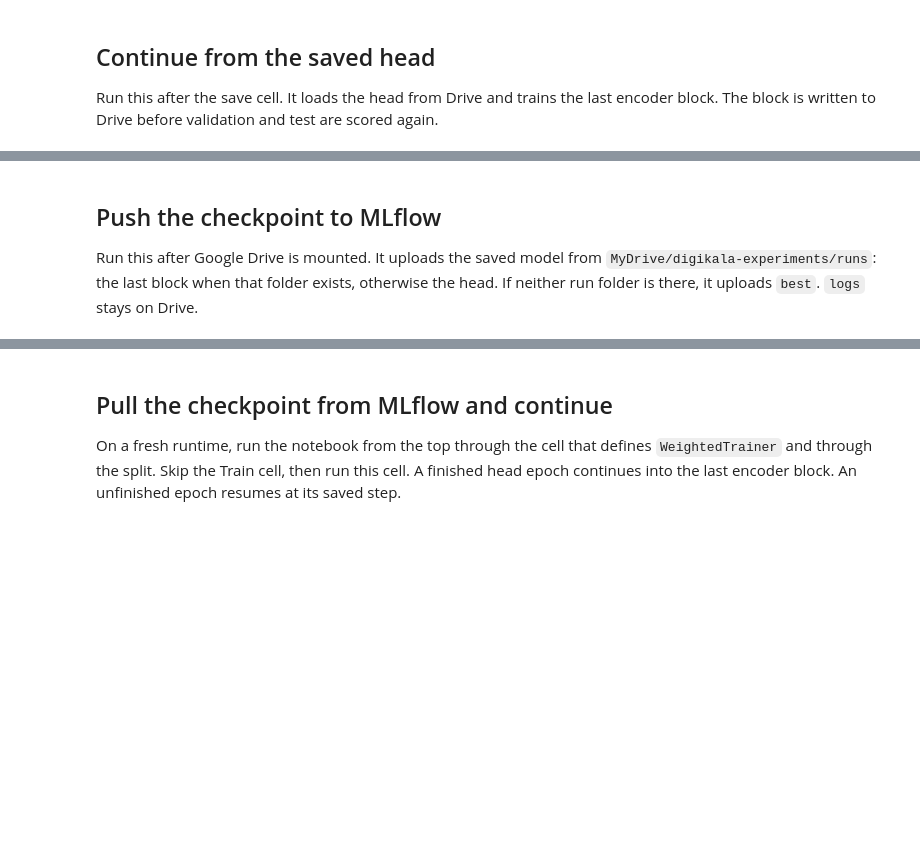
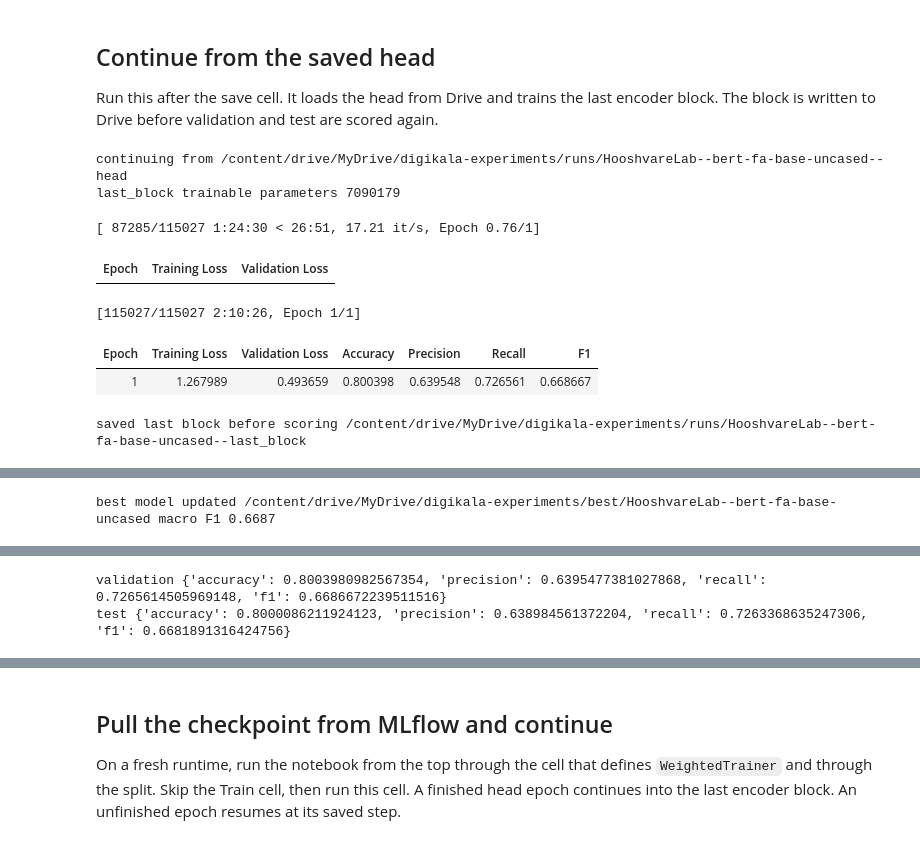
Before and after one commit to atozmax/digikala-comment-recommendation, a Jupyter notebook: notebooks/colab/01-parsbert-finetune.ipynb, the cells around one changed output, grey strips where cells are left out. Cells and saved outputs as stored; diff of their text form; code cells hidden in the pictures; blank space fills up the shorter version.

```diff
--- a/notebooks/colab/01-parsbert-finetune.ipynb
+++ b/notebooks/colab/01-parsbert-finetune.ipynb
@@ -455,34 +508,31 @@ best_dir = Path(DRIVE_DIR) / "best" / slug(MODEL_NAME)
 run_dir.mkdir(parents=True, exist_ok=True)
 best_dir.mkdir(parents=True, exist_ok=True)
 
+local_dir = Path(f"/content/checkpoints/{slug(MODEL_NAME)}-{stage}")
+checkpoints = sorted(local_dir.glob("checkpoint-*"), key=lambda path: path.stat().st_mtime)
+print("local checkpoints:", [path.name for path in checkpoints])
+
 if "model" in globals() and "tokenizer" in globals():
     model.save_pretrained(run_dir)
     tokenizer.save_pretrained(run_dir)
     print("saved in-memory model to", run_dir)
-elif (run_dir / "config.json").is_file():
-    print("using the model already saved on Drive", run_dir)
+elif checkpoints and (checkpoints[-1] / "config.json").is_file():
+    source = checkpoints[-1]
+    for item in source.iterdir():
+        target = run_dir / item.name
+        if item.is_file():
+            shutil.copy2(item, target)
+    print("copied", source, "to", run_dir)
 else:
-    raise RuntimeError(f"The Colab runtime was reset and {run_dir} has no saved model.")
+    raise RuntimeError("No model in memory and no local checkpoint. The runtime was reset.")
 
 for item in run_dir.iterdir():
     if item.is_file():
         shutil.copy2(item, best_dir / item.name)
 
-if not (run_dir / "metrics.json").is_file():
-    note = {
-        "model_name": MODEL_NAME,
-        "stage": stage,
-        "source": "saved after the scoring crash",
-    }
-    (run_dir / "metrics.json").write_text(json.dumps(note, indent=2))
-    (best_dir / "metrics.json").write_text(json.dumps(note, indent=2))
-print("drive run:", run_dir)
-print("drive best:", best_dir)
-print("files:", sorted(path.name for path in run_dir.iterdir()))
-
 logged = {
     "model_name": MODEL_NAME,
-    "stage": "head",
+    "stage": stage,
     "split": "validation",
     "accuracy": 0.733984,
     "precision": 0.544517,
@@ -498,4 +548,6 @@ log_path = Path(DRIVE_DIR) / "logs" / f"{slug(MODEL_NAME)}.jsonl"
 log_path.parent.mkdir(parents=True, exist_ok=True)
 with log_path.open("a") as handle:
     handle.write(json.dumps(logged) + "\n")
-print("logged head validation macro F1", logged["f1"])
+print("drive run:", run_dir)
+print("drive best:", best_dir)
+print("files:", sorted(path.name for path in run_dir.iterdir()))
@@ -547,13 +608,18 @@ import shutil
 from transformers import AutoModelForSequenceClassification, AutoTokenizer, Trainer, TrainingArguments
 
 head_dir = Path(DRIVE_DIR) / "runs" / f"{slug(MODEL_NAME)}--head"
+local_dir = Path(f"/content/checkpoints/{slug(MODEL_NAME)}-head")
 if not (head_dir / "config.json").is_file():
-    if "model" in globals() and "tokenizer" in globals():
+    checkpoints = sorted(local_dir.glob("checkpoint-*"), key=lambda path: path.stat().st_mtime) if local_dir.is_dir() else []
+    if checkpoints and (checkpoints[-1] / "config.json").is_file():
+        head_dir = checkpoints[-1]
+    elif "model" in globals():
+        head_dir = Path(DRIVE_DIR) / "runs" / f"{slug(MODEL_NAME)}--head"
         head_dir.mkdir(parents=True, exist_ok=True)
         model.save_pretrained(head_dir)
         tokenizer.save_pretrained(head_dir)
     else:
-        raise FileNotFoundError(f"Missing the head model at {head_dir}")
+        raise FileNotFoundError(f"Missing the head checkpoint at {head_dir}")
 
 torch.manual_seed(SEED)
 model = AutoModelForSequenceClassification.from_pretrained(head_dir)
@@ -614,30 +680,39 @@ def score_block(frame):
 
 
 validation_metrics = score_block(valid_frame)
 validation_metrics.update({"split": "validation", "stage": stage, "model_name": MODEL_NAME})
 (block_dir / "metrics.json").write_text(json.dumps(validation_metrics, indent=2))
 best_dir = Path(DRIVE_DIR) / "best" / slug(MODEL_NAME)
 best_dir.mkdir(parents=True, exist_ok=True)
 previous = -1.0
 if (best_dir / "metrics.json").is_file():
     previous = json.loads((best_dir / "metrics.json").read_text()).get("f1", -1.0)
 if validation_metrics["f1"] > previous:
     for item in block_dir.iterdir():
         if item.is_file():
             shutil.copy2(item, best_dir / item.name)
     print("best model updated", best_dir, "macro F1", round(validation_metrics["f1"], 4))
 else:
     print("validation macro F1", round(validation_metrics["f1"], 4), "does not beat", round(previous, 4))
 
 test_metrics = score_block(test_frame)
 test_metrics.update({"split": "test", "stage": stage, "model_name": MODEL_NAME})
 (block_dir / "test_metrics.json").write_text(json.dumps(test_metrics, indent=2))
 if validation_metrics["f1"] > previous:
     (best_dir / "test_metrics.json").write_text(json.dumps(test_metrics, indent=2))
 log_path = Path(DRIVE_DIR) / "logs" / f"{slug(MODEL_NAME)}.jsonl"
 log_path.parent.mkdir(parents=True, exist_ok=True)
 with log_path.open("a") as handle:
     handle.write(json.dumps(validation_metrics) + "\n")
     handle.write(json.dumps(test_metrics) + "\n")
 print("validation", {key: validation_metrics[key] for key in ("accuracy", "precision", "recall", "f1")})
 print("test", {key: test_metrics[key] for key in ("accuracy", "precision", "recall", "f1")})
+# %% [output]
+continuing from /content/drive/MyDrive/digikala-experiments/runs/HooshvareLab--bert-fa-base-uncased--head
+last_block trainable parameters 7090179
+[ 87285/115027 1:24:30 < 26:51, 17.21 it/s, Epoch 0.76/1]
+| Epoch | Training Loss | Validation Loss |
+[115027/115027 2:10:26, Epoch 1/1]
+| Epoch | Training Loss | Validation Loss | Accuracy | Precision | Recall | F1 |
+| 1 | 1.267989 | 0.493659 | 0.800398 | 0.639548 | 0.726561 | 0.668667 |
+saved last block before scoring /content/drive/MyDrive/digikala-experiments/runs/HooshvareLab--bert-fa-base-uncased--last_block
@@ -643,0 +720 @@ print("test", {key: test_metrics[key] for key in ("accuracy", "precision", "reca
+best model updated /content/drive/MyDrive/digikala-experiments/best/HooshvareLab--bert-fa-base-uncased macro F1 0.6687
@@ -644,4 +722,2 @@ print("test", {key: test_metrics[key] for key in ("accuracy", "precision", "reca
+validation {'accuracy': 0.8003980982567354, 'precision': 0.6395477381027868, 'recall': 0.7265614505969148, 'f1': 0.6686672239511516}
+test {'accuracy': 0.8000086211924123, 'precision': 0.638984561372204, 'recall': 0.7263368635247306, 'f1': 0.6681891316424756}
-# %% [markdown]
-## Push the checkpoint to MLflow
-
-Run this after Google Drive is mounted. It uploads the saved model from `MyDrive/digikala-experiments/runs`: the last block when that folder exists, otherwise the head. If neither run folder is there, it uploads `best`. `logs` stays on Drive.
```
Also changed, not shown: parts of 10 cells of this notebook, 3 other files.
